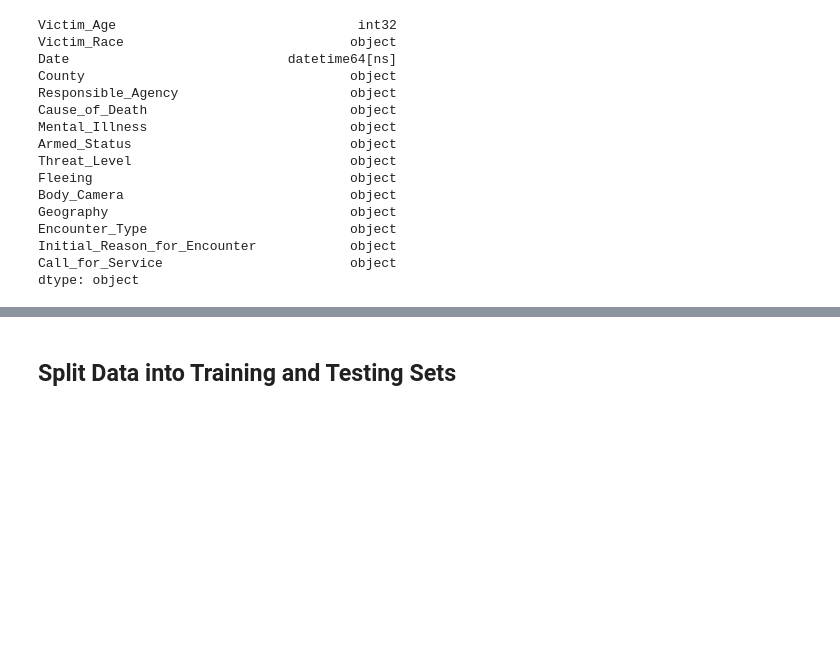
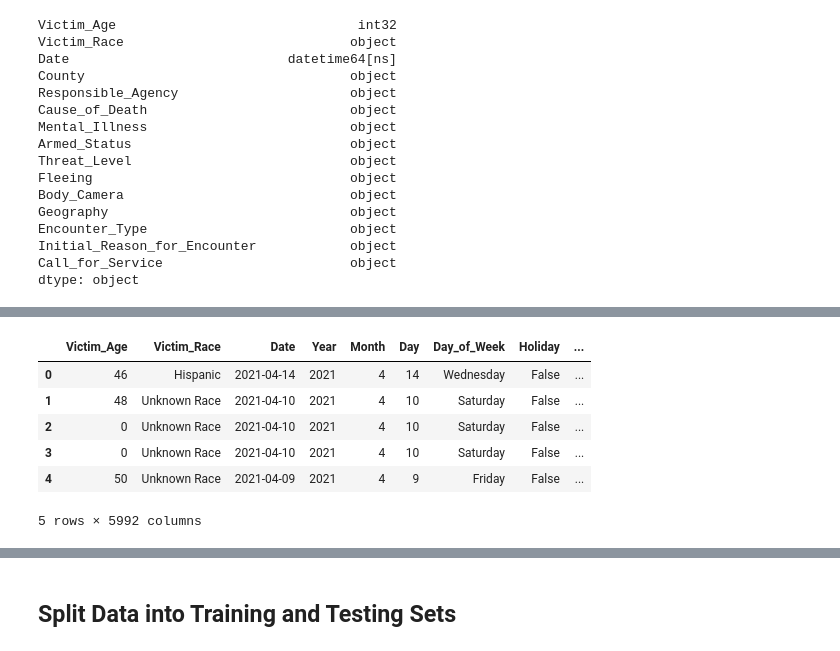
Before and after one commit to TamaraGR/Police_Violence_Analysis, a Jupyter notebook: Police_Violence.ipynb, the cells around one changed output, grey strips where cells are left out. Drawn from its saved outputs; the diff is of its cells as text; code cells hidden in the pictures; blank space fills up the shorter version.

```diff
--- a/Police_Violence.ipynb
+++ b/Police_Violence.ipynb
@@ -249,0 +311,15 @@ killings_encoded.head()
+# %%
+# Use get_dummies() to transform text values into numerical values
+killings_encoded = pd.get_dummies(killings_df, columns =
+                                  ['Cause_of_Death', 'Mental_Illness', 'Armed_Status', 'Threat_Level', 'Fleeing', 'Body_Camera',
+                                   'Geography', 'County', 'Responsible_Agency', 'Encounter_Type', 'Initial_Reason_for_Encounter', 'Call_for_Service'])
+
+killings_encoded.head()
+# %% [output]
+|  | Victim_Age | Victim_Race | Date | Year | Month | Day | Day_of_Week | Holiday | ... |
+| 0 | 46 | Hispanic | 2021-04-14 | 2021 | 4 | 14 | Wednesday | False | ... |
+| 1 | 48 | Unknown Race | 2021-04-10 | 2021 | 4 | 10 | Saturday | False | ... |
+| 2 | 0 | Unknown Race | 2021-04-10 | 2021 | 4 | 10 | Saturday | False | ... |
+| 3 | 0 | Unknown Race | 2021-04-10 | 2021 | 4 | 10 | Saturday | False | ... |
+| 4 | 50 | Unknown Race | 2021-04-09 | 2021 | 4 | 9 | Friday | False | ... |
+5 rows × 5992 columns
```
Also changed, not shown: parts of 33 cells of this notebook, 1 other file.
